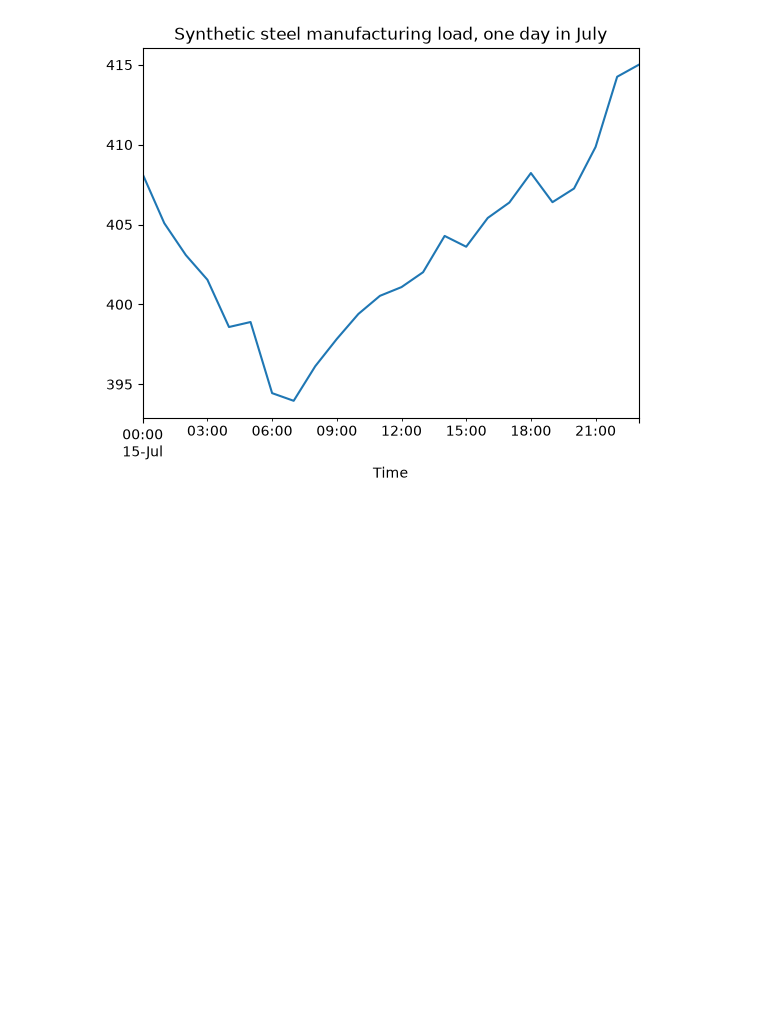
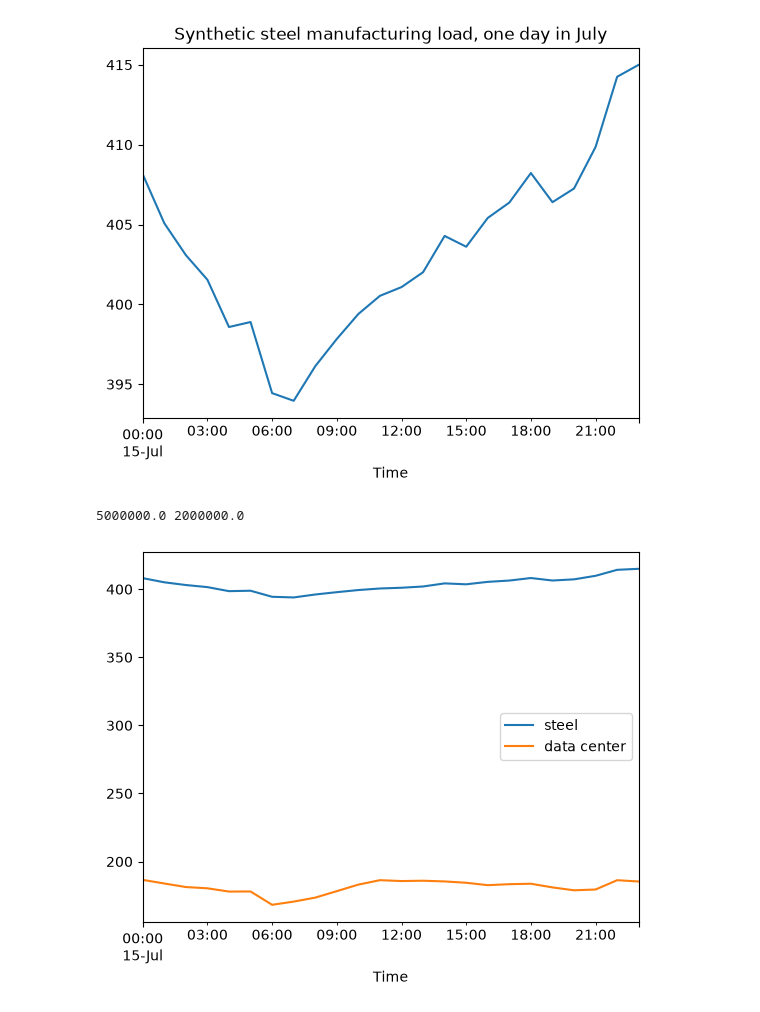
Before and after one commit to SristyKala1/ppa_selection_italy, a Jupyter notebook: notebooks/05_load_profile_setup.ipynb, the cells around one changed output. Cells and saved outputs as stored; diff of their text form; code cells hidden in the pictures; blank space fills up the shorter version.

Commit message:
Generalized synthetic load profile into a reusable function

```diff
--- a/notebooks/05_load_profile_setup.ipynb
+++ b/notebooks/05_load_profile_setup.ipynb
@@ -48,3 +48,25 @@ plt.show()
 # %% [output]
 5000000.0
 [figure]
+# %%
+def synthetic_load_profile(nace_class, power_level, annual_kwh):
+    cluster = cluster_map[
+        (cluster_map["Class"] == nace_class) & (cluster_map["Power_level"] == power_level)
+    ]["Cluster"].iloc[0]
+
+    shape = clusters[str(cluster)]
+    shape = shape / shape.sum()
+    return shape * annual_kwh
+
+steel = synthetic_load_profile("24.10", "MV", 5_000_000)
+data_center = synthetic_load_profile("63.11", "MV", 2_000_000)
+
+print(steel.sum(), data_center.sum())
+
+steel.loc["2018-07-15"].plot(label="steel")
+data_center.loc["2018-07-15"].plot(label="data center")
+plt.legend()
+plt.show()
+# %% [output]
+5000000.0 2000000.0
+[figure, added]
```
